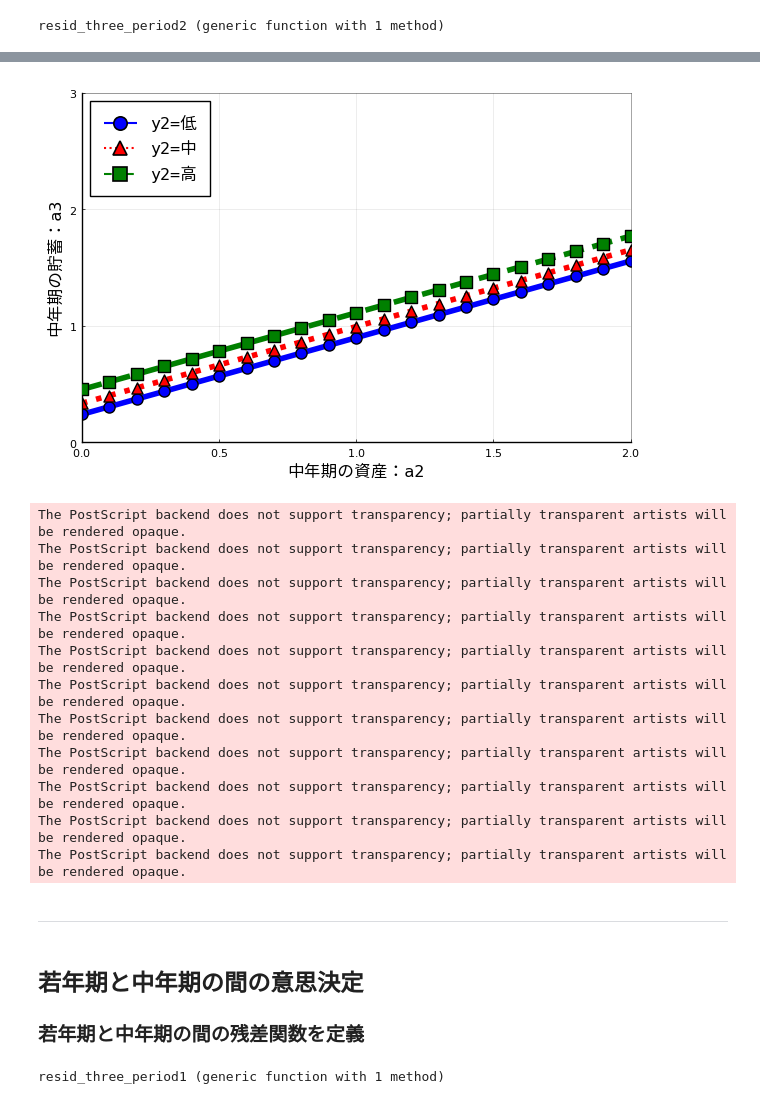
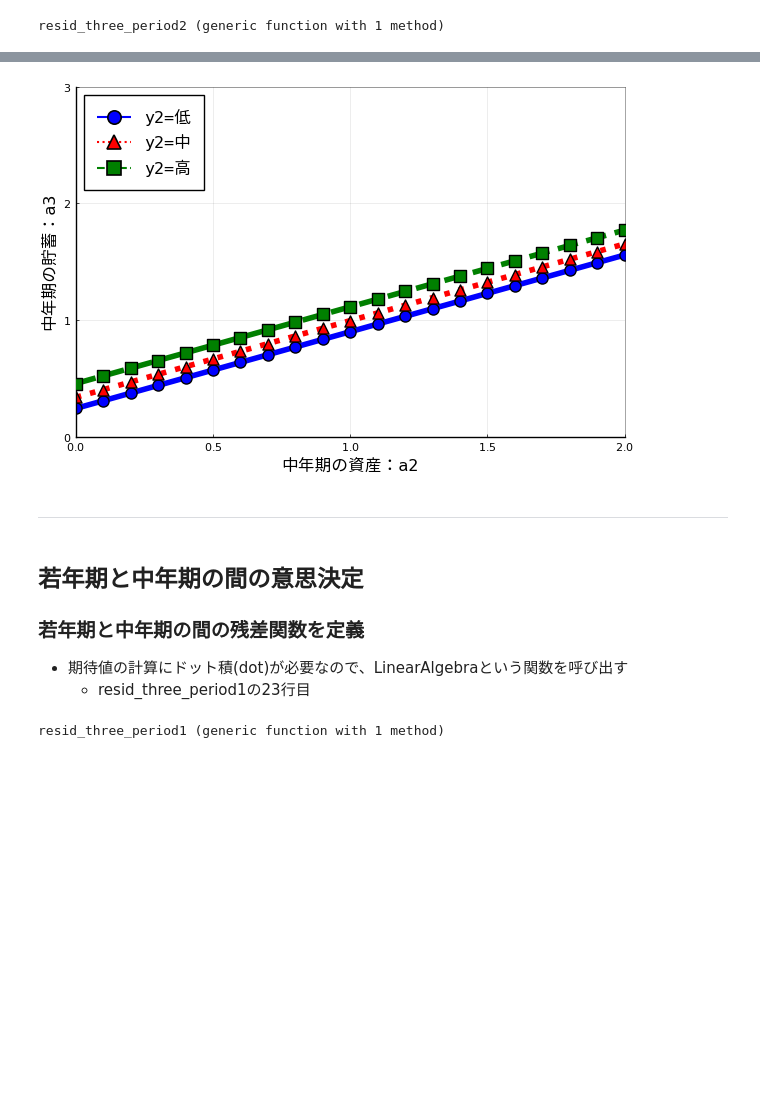
Before and after one commit to quant-macro-book/chapter2, a Jupyter notebook: Julia/Jupyter/quantmacro_chapter2_7.ipynb, the cells around one changed output, grey strips where cells are left out. Drawn from its saved outputs; the diff is of its cells as text; code cells hidden in the pictures; blank space fills up the shorter version.

```diff
--- a/Julia/Jupyter/quantmacro_chapter2_7.ipynb
+++ b/Julia/Jupyter/quantmacro_chapter2_7.ipynb
@@ -155,40 +140,31 @@ print(a2_nl)
 # %%
 plt = plot(params.grid_a, a2_nl[:, 1],
     color = :blue,
     marker = :circle,
     legend = :topleft,
     xlims = (0, 2.0),
     ylims = (0, 3.0),
     label = ("y2=低"),
     xlabel = ("中年期の資産：a2"),
     ylabel = ("中年期の貯蓄：a3"),
     linewidth = 4,
     markersize = 8,
     titlefont = font("HackGen35Nerd", 12),
     guidefont = font("HackGen35Nerd", 12),
     tickfont = font("HackGen35Nerd", 8),
     legend_font_family = ("HackGen35Nerd"),
     legendfontsize = 12,
     framestyle = :semi
 )
 plot!(params.grid_a, a2_nl[:, 2], markershape=:utriangle, markersize = 8, linestyle = :dot, linewidth = 4, color = :red, label="y2=中")
 plot!(params.grid_a, a2_nl[:, 3], markershape=:rect, markersize = 8, linestyle = :dash, linewidth = 4, color = :green, label="y2=高")
-savefig("../figure/Fig2_pol_three_period23_risk.eps")
+#savefig("../figure/Fig2_pol_three_period23_risk.eps")
 # %% [output]
-[figure, old version]
+[figure, new version]
-The PostScript backend does not support transparency; partially transparent artists will be rendered opaque.
-The PostScript backend does not support transparency; partially transparent artists will be rendered opaque.
-The PostScript backend does not support transparency; partially transparent artists will be rendered opaque.
-The PostScript backend does not support transparency; partially transparent artists will be rendered opaque.
-The PostScript backend does not support transparency; partially transparent artists will be rendered opaque.
-The PostScript backend does not support transparency; partially transparent artists will be rendered opaque.
-The PostScript backend does not support transparency; partially transparent artists will be rendered opaque.
-The PostScript backend does not support transparency; partially transparent artists will be rendered opaque.
-The PostScript backend does not support transparency; partially transparent artists will be rendered opaque.
-The PostScript backend does not support transparency; partially transparent artists will be rendered opaque.
-The PostScript backend does not support transparency; partially transparent artists will be rendered opaque.
 # %% [markdown]
 ---
 # %% [markdown]
 ## 若年期と中年期の間の意思決定
 ### 若年期と中年期の間の残差関数を定義
+* 期待値の計算にドット積(dot)が必要なので、LinearAlgebraという関数を呼び出す
+    * resid_three_period1の23行目
```
Also changed, not shown: parts of 14 cells of this notebook, 12 other files.
